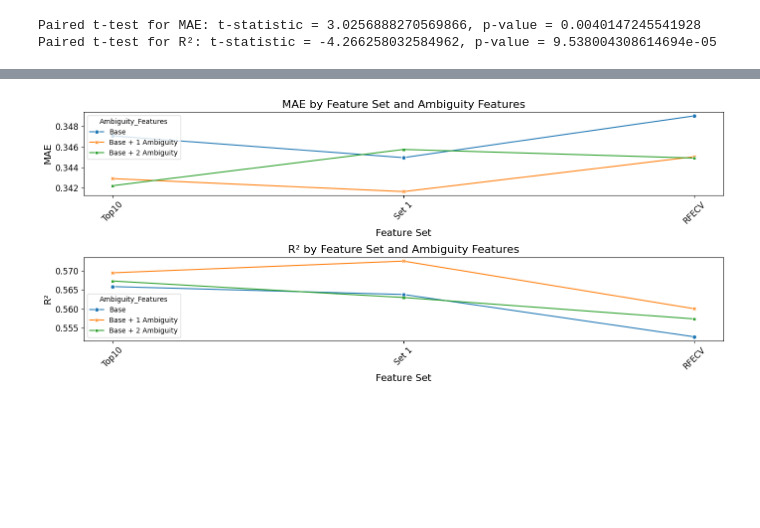
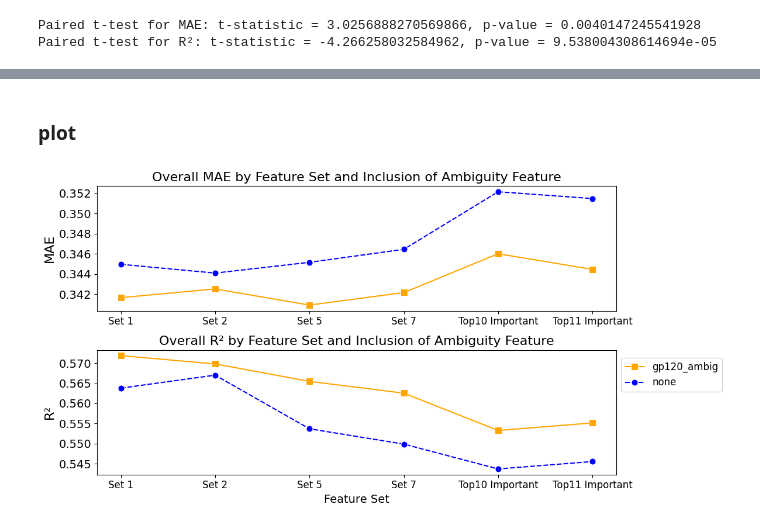
Before and after one commit to andreawickman/ic_research_project, a Jupyter notebook: 12_final_regression_comparison.ipynb, the cells around one changed output, grey strips where cells are left out. Saved outputs shown, nothing was run; the diff lists cells and outputs as text; code cells hidden in the pictures; blank space fills up the shorter version.

```diff
--- a/12_final_regression_comparison.ipynb
+++ b/12_final_regression_comparison.ipynb
@@ -744,7 +715,7 @@ for set_name, features in base_feature_sets.items():
 # %%
-all_results_ambiguity = pd.DataFrame()
+all_results_ambig = pd.DataFrame()
 
-for feature_set in feature_sets_with_ambiguity:
+for feature_set in feature_sets_ambig:
     for dataset_type, input_dir in datasets.items():
         # Check if the feature set is compatible with the dataset
         if dataset_type not in feature_set['compatible_datasets']:
@@ -754,12 +725,16 @@ for feature_set in feature_sets_with_ambiguity:
         feature_set_name = f"{feature_set['name']}"
 
         # Debugging print statements
-        print(f"Processing feature set: {feature_set['name']}")
+        print(f"Processing feature set: {feature_set['name']} with dataset: {dataset_type}")
 
         # Evaluate model
         metrics_df = evaluate_model(input_dir, feature_set_name, feature_set['features'])
-        metrics_df['Dataset_Type'] = dataset_type  # Track dataset used
+        metrics_df['Ambiguity_Features'] = feature_set['Ambiguity_Features']
 
         # Store results
-        all_results_ambiguity = pd.concat([all_results_ambiguity, metrics_df], ignore_index=True)
+        all_results_ambig = pd.concat([all_results_ambig, metrics_df], ignore_index=True)
+
+# Save all results to a single CSV file
+all_results_ambig.to_csv('performance_metrics_ambiguity_features.csv', index=False)
+print("All performance metrics saved to 'performance_metrics_ambiguity_features.csv'")
 # %% [output]
@@ -807,28 +758,43 @@ See the caveats in the documentation: https://pandas.pydata.org/pandas-docs/stab
+# %%
+overall_ambig = all_results_ambig[all_results_ambig['Fold'] == 'Overall']
+# %% [markdown]
+### plot
 # %%
-# Plot MAE by Feature Set and Ambiguity Level
 plt.figure(figsize=(14, 6))
 
-# Plot MAE
+markers = {'none': 'o', 'gp120_ambig': 's'}
+
+# Plot MAE for 'Overall'
 plt.subplot(2, 1, 1)
-sns.lineplot(x='Simplified_Feature_Set', y='MAE', hue='Ambiguity_Features', style='Ambiguity_Features',
-             data=overall_ambiguity, markers=True, dashes=False)
-plt.title('MAE by Feature Set and Ambiguity Features', fontsize=16)
-plt.xlabel('Feature Set', size=14)
-plt.ylabel('MAE', size=14)
-plt.xticks(rotation=45, size=12)
-plt.yticks(size=12)
-
-# Plot R²
+sns.lineplot(x='Feature_Set', y='MAE',
+             hue='Ambiguity_Features',
+             palette=['orange', 'blue'],
+             style='Ambiguity_Features',
+             markers=markers, markersize = 8,
+             data=overall_ambig)
+plt.title('Overall MAE by Feature Set and Inclusion of Ambiguity Feature', fontsize = 16)
+plt.xlabel('', size = 14)
+plt.yticks(size = 14)
+plt.xticks(size = 12)
+plt.ylabel('MAE', size = 16)
+plt.legend([],[], frameon=False)
+# Plot R² for 'Overall'
 plt.subplot(2, 1, 2)
-sns.lineplot(x='Simplified_Feature_Set', y='R²', hue='Ambiguity_Features', style='Ambiguity_Features',
-             data=overall_ambiguity, markers=True, dashes=False)
-plt.title('R² by Feature Set and Ambiguity Features', fontsize=16)
-plt.xlabel('Feature Set', size=14)
-plt.ylabel('R²', size=14)
-plt.xticks(rotation=45, size=12)
-plt.yticks(size=12)
-
-plt.tight_layout()
+sns.lineplot(x='Feature_Set', y='R²',
+             hue='Ambiguity_Features',
+             palette=['orange', 'blue'],
+             style='Ambiguity_Features',
+             markers=markers,
+            dashes=True, data=overall_ambig, markersize =8)
+plt.title('Overall R² by Feature Set and Inclusion of Ambiguity Feature', fontsize = 16)
+plt.yticks(size = 14)
+plt.xlabel('Feature Set', size = 14)
+plt.xticks(size = 12)
+plt.ylabel('R²', size = 16)
+#move legend
+plt.legend(loc='center left', bbox_to_anchor=(1, 0.8), fontsize=12)
+plt.tight_layout(rect=[0, 0, 0.85, 1])
+plt.savefig('./outputs/performance_comparisons/gp120_ambiguity_comparison.pdf', bbox_inches='tight')
 plt.show()
 # %% [output]
-[figure, old version]
+[figure, new version]
```
Also changed, not shown: parts of 38 cells of this notebook, 25 other files.
